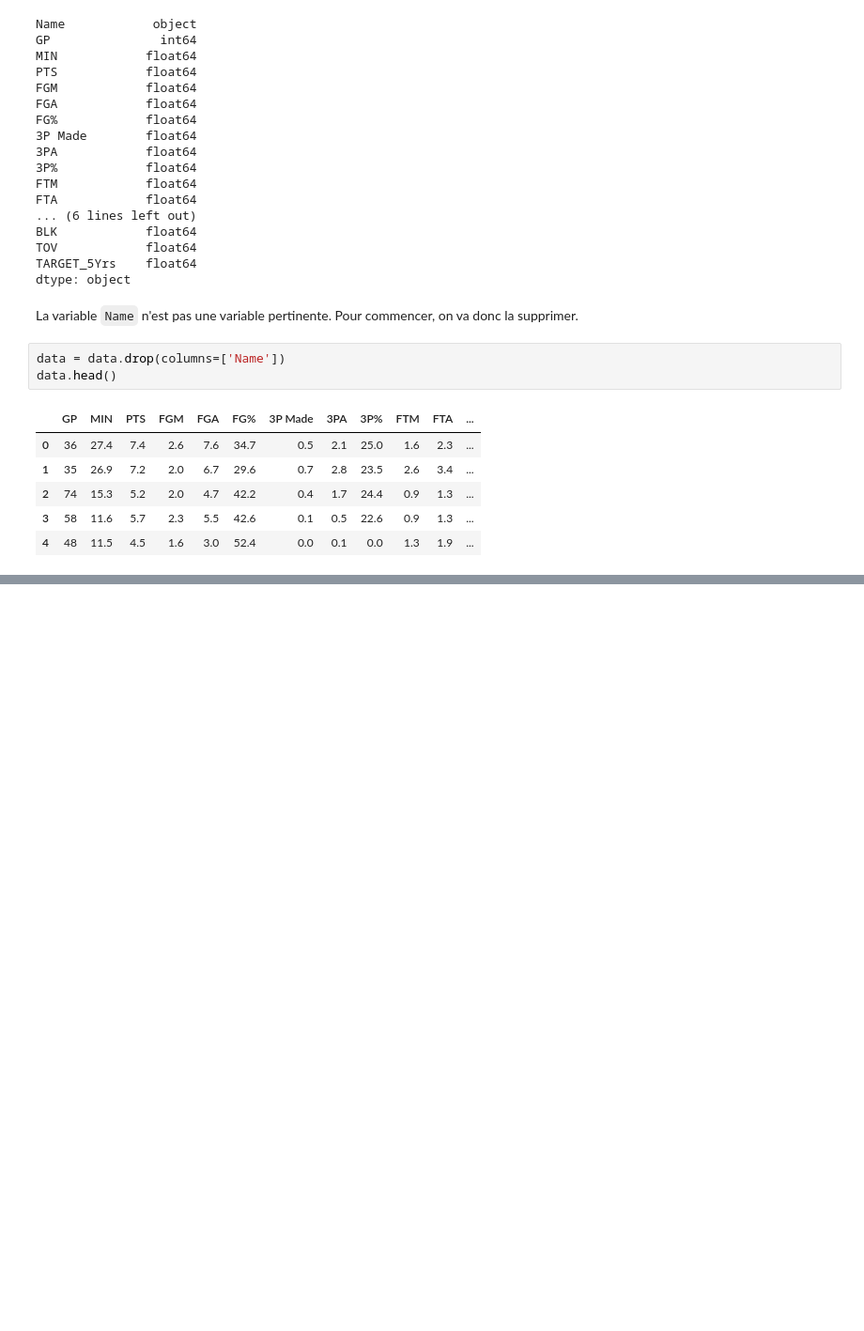
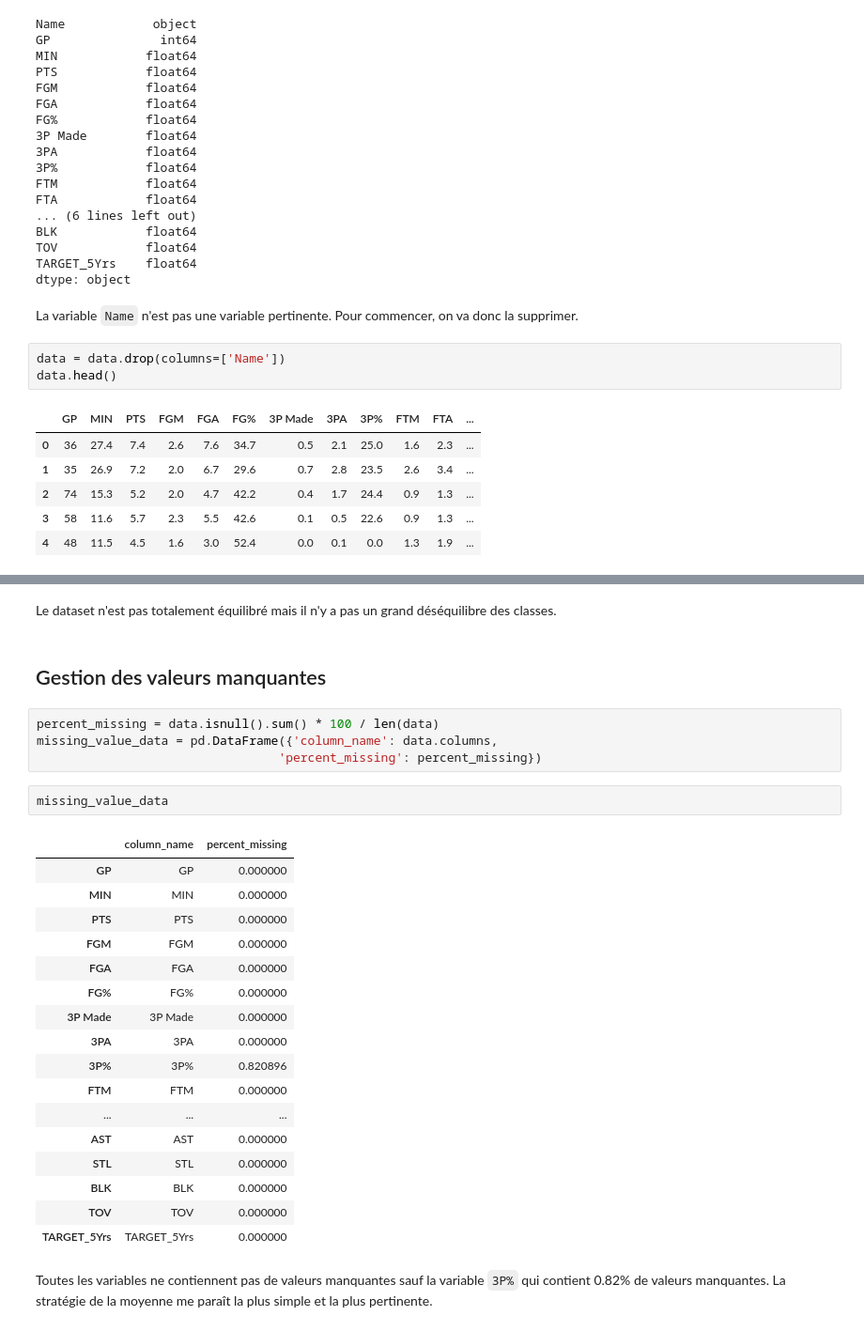
Before and after one commit to tbenali96/mp-data-nba-assessment, a Jupyter notebook: notebooks/data-exploration.ipynb, the cells around one changed output, grey strips where cells are left out. Shown at 94% size. Saved outputs shown, nothing was run; the diff lists cells and outputs as text; blank space fills up the shorter version.

```diff
--- a/notebooks/data-exploration.ipynb
+++ b/notebooks/data-exploration.ipynb
@@ -59,0 +69,30 @@ fig.show()
+# %% [markdown]
+Le dataset n'est pas totalement équilibré mais il n'y a pas un grand déséquilibre des classes.
+# %% [markdown]
+## Gestion des valeurs manquantes
+# %%
+percent_missing = data.isnull().sum() * 100 / len(data)
+missing_value_data = pd.DataFrame({'column_name': data.columns,
+                                 'percent_missing': percent_missing})
+# %%
+missing_value_data
+# %% [output]
+|  | column_name | percent_missing |
+| GP | GP | 0.000000 |
+| MIN | MIN | 0.000000 |
+| PTS | PTS | 0.000000 |
+| FGM | FGM | 0.000000 |
+| FGA | FGA | 0.000000 |
+| FG% | FG% | 0.000000 |
+| 3P Made | 3P Made | 0.000000 |
+| 3PA | 3PA | 0.000000 |
+| 3P% | 3P% | 0.820896 |
+| FTM | FTM | 0.000000 |
+| ... | ... | ... |
+| AST | AST | 0.000000 |
+| STL | STL | 0.000000 |
+| BLK | BLK | 0.000000 |
+| TOV | TOV | 0.000000 |
+| TARGET_5Yrs | TARGET_5Yrs | 0.000000 |
+# %% [markdown]
+Toutes les variables ne contiennent pas de valeurs manquantes sauf la variable `3P%` qui contient 0.82% de valeurs manquantes. La stratégie de la moyenne me paraît la plus simple et la plus pertinente.
```
Also changed, not shown: parts of 2 cells of this notebook.
